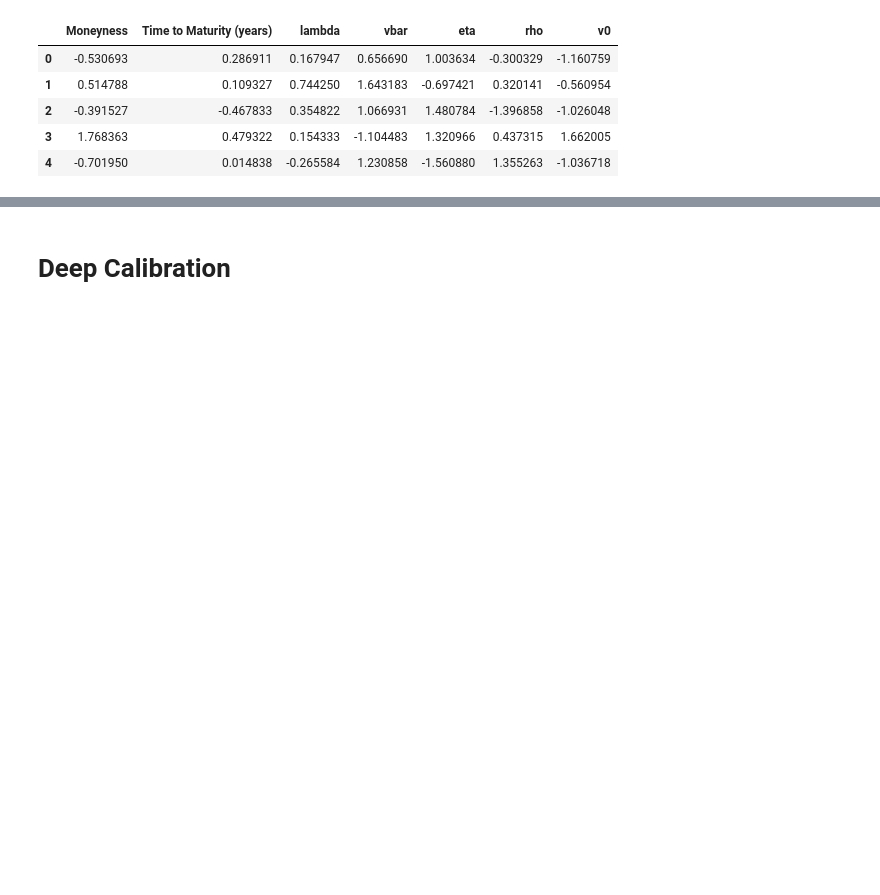
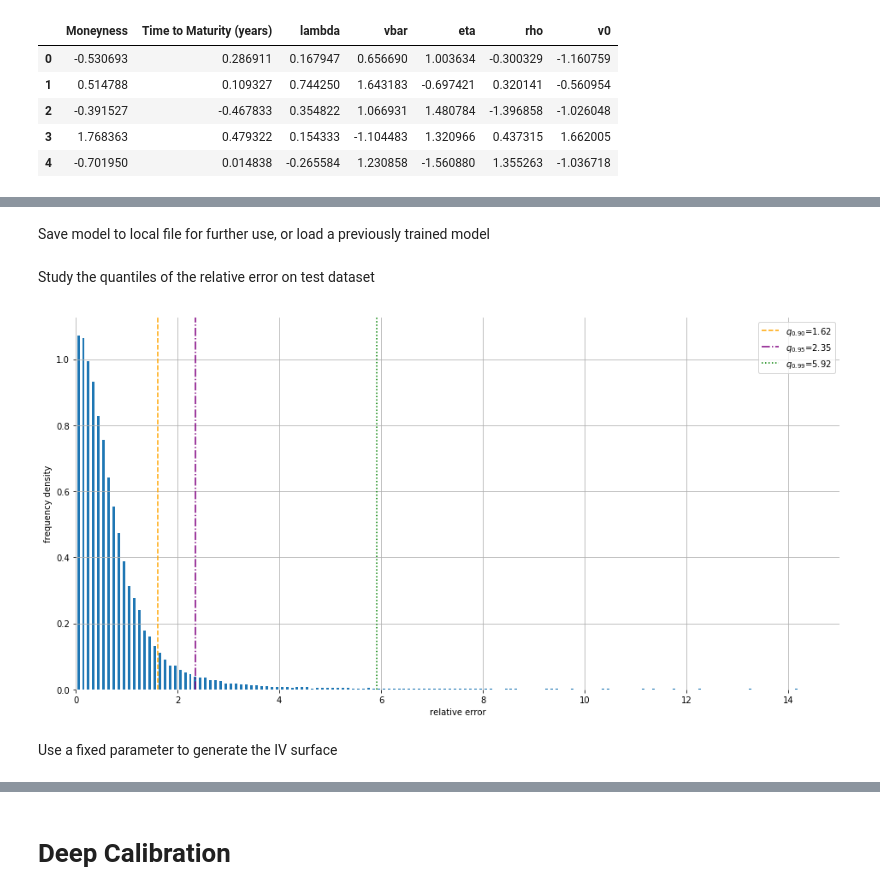
Before and after one commit to svenhsia/Calibrating-Rough-Volatility-Models-with-Deep-Learning, a Jupyter notebook: Deep-Calibration.ipynb, the cells around one changed output, grey strips where cells are left out. Saved outputs shown, nothing was run; the diff lists cells and outputs as text; code cells hidden in the pictures; blank space fills up the shorter version.

```diff
--- a/Deep-Calibration.ipynb
+++ b/Deep-Calibration.ipynb
@@ -81,0 +180,2 @@ A neural network returns both the predicted IV value, and corresponding Jacobian
+# %% [markdown]
+Save model to local file for further use, or load a previously trained model
@@ -81,0 +187,28 @@ A neural network returns both the predicted IV value, and corresponding Jacobian
+# %% [markdown]
+Study the quantiles of the relative error on test dataset
+# %%
+pred_test = model.predict(X_test).flatten()
+true_test = Y_test.values.flatten()
+relative_error = 100 * np.abs(pred_test - true_test) / true_test
+# %%
+sorted_re = sorted(relative_error)
+q_90 = sorted_re[int(0.90*len(relative_error))]
+q_95 = sorted_re[int(0.95*len(relative_error))]
+q_99 = sorted_re[int(0.99*len(relative_error))]
+# %%
+plt.figure(figsize=(16, 8))
+plt.hist(relative_error, bins=np.linspace(0, 15, 151), density=True, rwidth=0.5)
+plt.xlim((0, 15))
+sns.despine(left=True, bottom=True, right=True)
+plt.grid(True)
+plt.axvline(x=q_90, ls='--', color='orange', label=r"$q_{0.90}$"+"={:.2f}".format(q_90))
+plt.axvline(x=q_95, ls='-.', color='purple', label=r"$q_{0.95}$"+"={:.2f}".format(q_95))
+plt.axvline(x=q_99, ls=':', color='green', label=r"$q_{0.99}$"+"={:.2f}".format(q_99))
+plt.legend(loc=1)
+plt.xlabel("relative error")
+plt.ylabel("frequency density")
+plt.show()
+# %% [output]
+[figure, added]
+# %% [markdown]
+Use a fixed parameter to generate the IV surface
```
Also changed, not shown: parts of 100 cells of this notebook, 7 other files.
